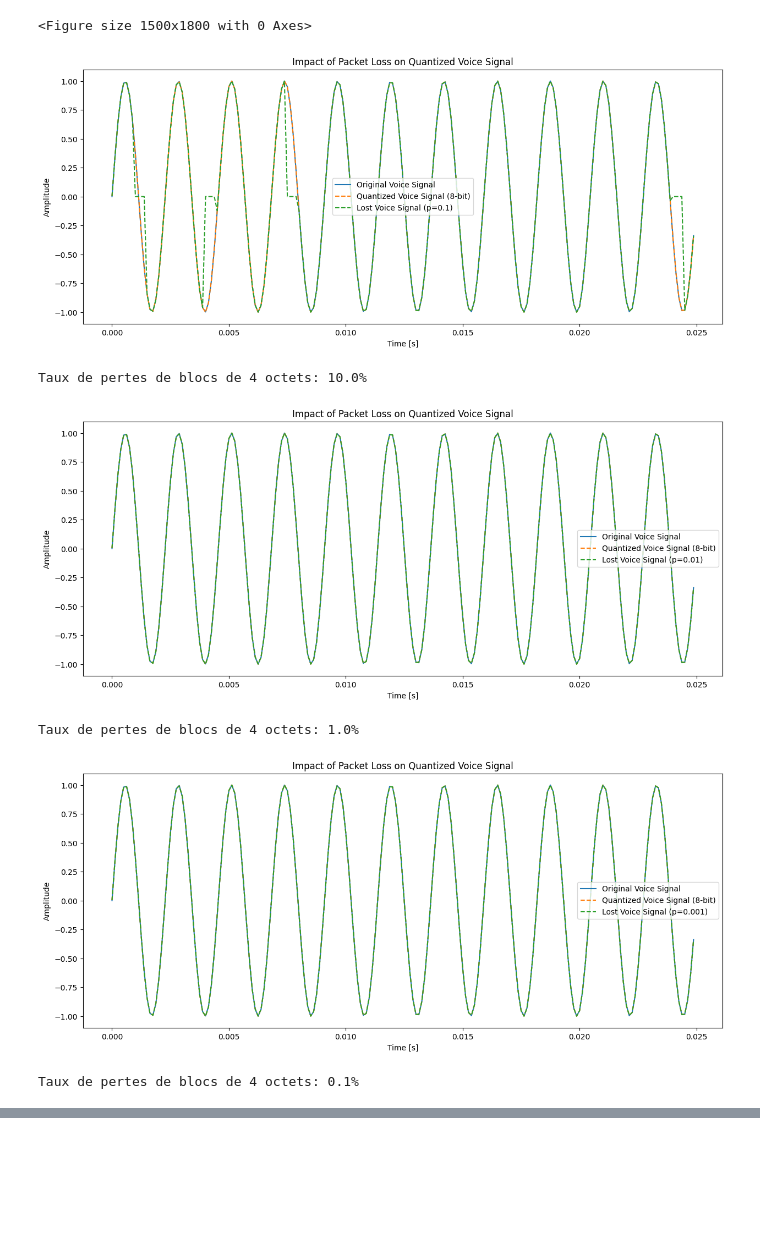
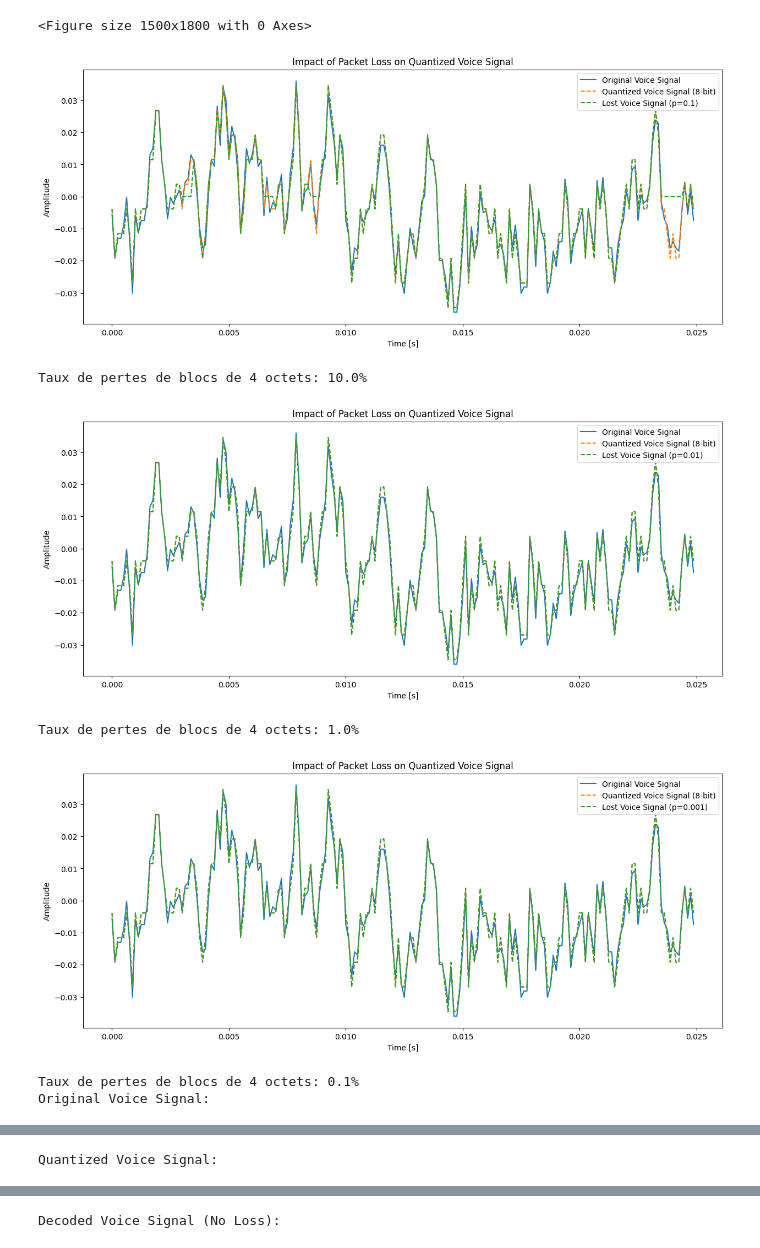
Before and after one commit to Crackvignoule/PCM_Coder, a Jupyter notebook: main.ipynb, the cells around one changed output, grey strips where cells are left out. Saved outputs shown, nothing was run; the diff lists cells and outputs as text; code cells hidden in the pictures; blank space fills up the shorter version.

Commit message:
lost signal norm
xtine

xtine is back

```diff
--- a/main.ipynb
+++ b/main.ipynb
@@ -134,62 +92,72 @@ Les retards de transmission peuvent entraîner des interruptions perceptibles da
 # %%
-# 4. Quantifier la voix de Xtine en utilisant une résolution de 8 bits/éch, et créer des paquets de 4 octets.
+file_path = './xtineFs.wav'
+voice_signal, voice_sample_rate = sf.read(file_path)
 
-# Générer un signal de voix simulé (par exemple, une onde sinusoïdale à 440 Hz)
-voice_frequency = 440
-voice_duration = 3
-voice_sample_rate = 8000
-t_voice, voice_signal = create_sine_wave(voice_frequency, voice_duration, voice_sample_rate)
-
-slice_length = 200
-
-# Quantifier le signal de voix en utilisant une résolution de 8 bits/éch
+# Quantize the signal to 8 bits
 quantized_voice_signal = quantize_signal(voice_signal, 8)
 
 # Encode DPCM
 encoded_voice_signal = encode_signal(quantized_voice_signal, encoding_type='DPCM')
 
-# Créer des paquets de 4 octets (32 bits)
+# Create packets of 4 bytes (32 bits)
 packet_size_bytes = 4
-packet_size_samples = packet_size_bytes * 8 // 8  # 4 octets = 4 échantillons de 8 bits
+packet_size_samples = packet_size_bytes * 8 // 8  # 4 bytes = 4 samples of 8 bits
 
-# Liste des probabilités de perte à tester
+# List of loss probabilities to test
 loss_probabilities = [0.1, 0.01, 0.001]
 
-# Simuler la perte de paquets et décoder les signaux perdus
+# Simulate packet loss and decode the lost signals
 lost_voice_signals = []
 decoded_lost_voice_signals = []
 
 for loss_probability in loss_probabilities:
     lost_voice_signal = simulate_packet_loss(encoded_voice_signal, packet_size_samples, loss_probability)
     decoded_lost_voice_signal = decode_signal(lost_voice_signal, encoding_type='DPCM')
     lost_voice_signals.append(lost_voice_signal)
     decoded_lost_voice_signals.append(decoded_lost_voice_signal)
 
-# Décodez le signal de voix
+# Decode the original encoded signal
 decoded_voice_signal = decode_signal(encoded_voice_signal, encoding_type='DPCM')
 
 # Overlay Plots and Error Plots
+slice_length = 200
+t_voice = np.linspace(0, len(voice_signal) / voice_sample_rate, len(voice_signal))
 t_voice_slice = t_voice[:slice_length]
 
 plt.figure(figsize=(15, 18))
 
 for i, loss_probability in enumerate(loss_probabilities):
     plt.figure(figsize=(15, 6))
-    plt.plot(t_voice[:slice_length], voice_signal[:slice_length], label='Original Voice Signal')
-    plt.plot(t_voice[:slice_length], quantized_voice_signal[:slice_length], label='Quantized Voice Signal (8-bit)', linestyle='--')
-    plt.plot(t_voice[:slice_length], decoded_lost_voice_signals[i][:slice_length], label=f'Lost Voice Signal (p={loss_probability})', linestyle='--')
+    plt.plot(t_voice_slice, voice_signal[:slice_length], label='Original Voice Signal')
+    plt.plot(t_voice_slice, quantized_voice_signal[:slice_length], label='Quantized Voice Signal (8-bit)', linestyle='--')
+    plt.plot(t_voice_slice, decoded_lost_voice_signals[i][:slice_length], label=f'Lost Voice Signal (p={loss_probability})', linestyle='--')
     plt.xlabel('Time [s]')
     plt.ylabel('Amplitude')
     plt.legend()
     plt.title('Impact of Packet Loss on Quantized Voice Signal')
     plt.show()
 
     print(f'Taux de pertes de blocs de 4 octets: {loss_probability * 100}%')
+
+# Play the original, quantized, and decoded signals
+print("Original Voice Signal:")
+display(Audio(voice_signal, rate=voice_sample_rate))
+
+print("Quantized Voice Signal:")
+display(Audio(quantized_voice_signal, rate=voice_sample_rate))
+
+print("Decoded Voice Signal (No Loss):")
+display(Audio(decoded_voice_signal, rate=voice_sample_rate))
+
+for i, loss_probability in enumerate(loss_probabilities):
+    print(f"Decoded Voice Signal with Packet Loss (p={loss_probability}):")
+    display(Audio(decoded_lost_voice_signals[i], rate=voice_sample_rate))
 # %% [output]
 <Figure size 1500x1800 with 0 Axes>
-[figure, old version]
+[figure, new version]
 Taux de pertes de blocs de 4 octets: 10.0%
-[figure, old version]
+[figure, new version]
 Taux de pertes de blocs de 4 octets: 1.0%
-[figure, old version]
+[figure, new version]
 Taux de pertes de blocs de 4 octets: 0.1%
+Original Voice Signal:
@@ -195,0 +165 @@ Taux de pertes de blocs de 4 octets: 0.1%
+Quantized Voice Signal:
@@ -195,0 +167 @@ Taux de pertes de blocs de 4 octets: 0.1%
+Decoded Voice Signal (No Loss):
```
Also changed, not shown: parts of 9 cells of this notebook, 2 other files.
